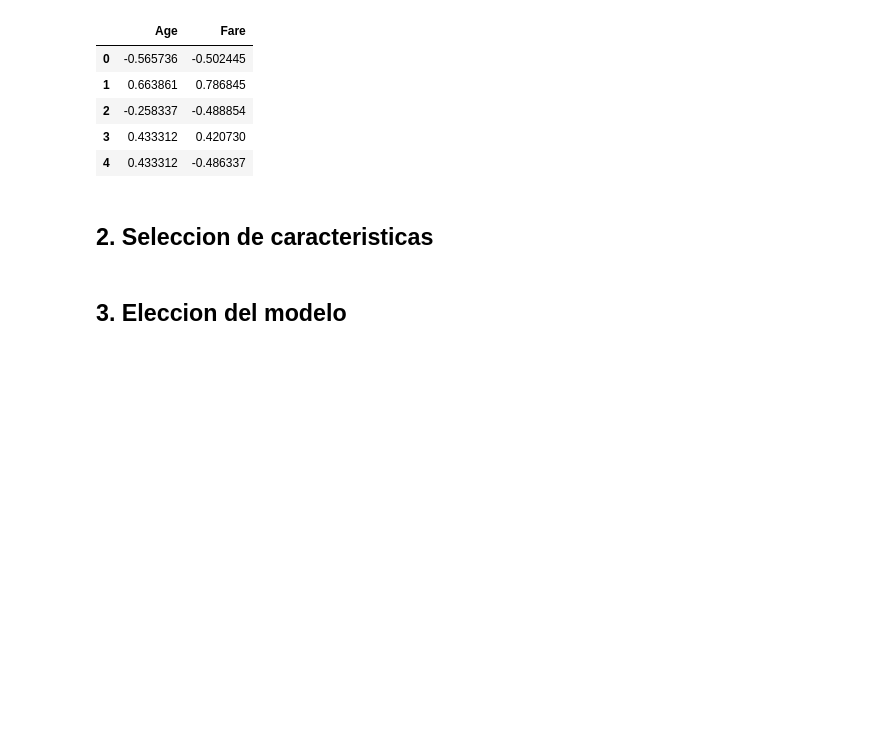
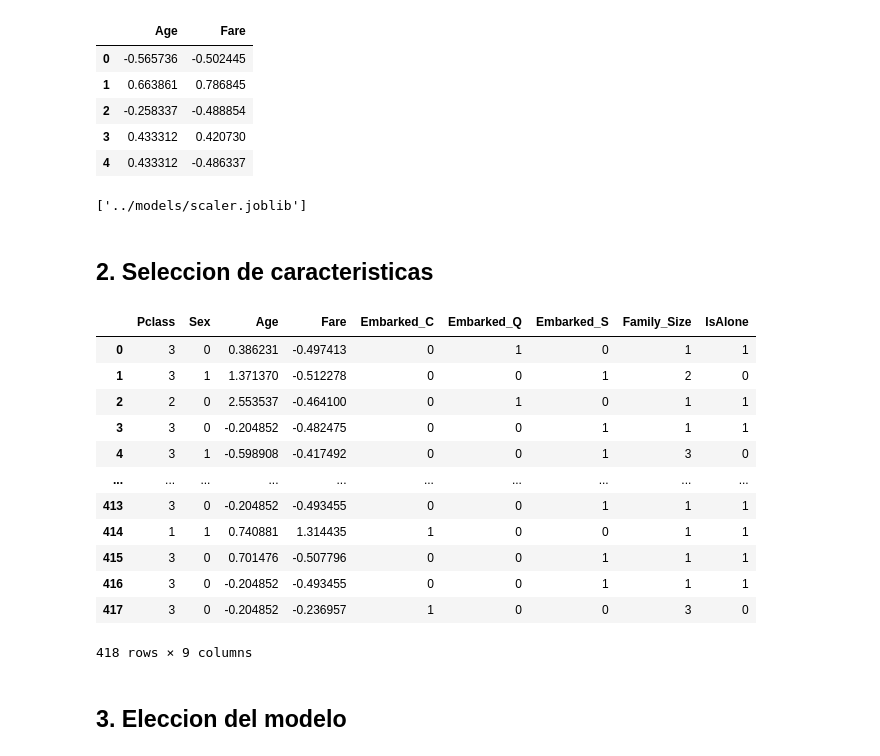
Before and after one commit to JorgeHdzRiv/TitanicProjectCienciaDatos, a Jupyter notebook: notebook/Modelado_Predictivo.ipynb, the cells around one changed output. Cells and saved outputs as stored; diff of their text form; code cells hidden in the pictures; blank space fills up the shorter version.

Commit message:
Cambio modelo

```diff
--- a/notebook/Modelado_Predictivo.ipynb
+++ b/notebook/Modelado_Predictivo.ipynb
@@ -114,6 +114,12 @@ train_df[['Age','Fare']].head()
 | 2 | -0.258337 | -0.488854 |
 | 3 | 0.433312 | 0.420730 |
 | 4 | 0.433312 | -0.486337 |
+# %%
+# Guardar escalador
+import joblib
+joblib.dump(scaler, '../models/scaler.joblib')
+# %% [output]
+['../models/scaler.joblib']
 # %% [markdown]
 ## 2. Seleccion de caracteristicas
 # %%
@@ -121,6 +127,22 @@ X_train = train_df.drop(['Survived'],axis=1)
 y_train = train_df['Survived']
 # %%
 X_test = test_df.copy()
+# %%
+X_test
+# %% [output]
+|  | Pclass | Sex | Age | Fare | Embarked_C | Embarked_Q | Embarked_S | Family_Size | IsAlone |
+| 0 | 3 | 0 | 0.386231 | -0.497413 | 0 | 1 | 0 | 1 | 1 |
+| 1 | 3 | 1 | 1.371370 | -0.512278 | 0 | 0 | 1 | 2 | 0 |
+| 2 | 2 | 0 | 2.553537 | -0.464100 | 0 | 1 | 0 | 1 | 1 |
+| 3 | 3 | 0 | -0.204852 | -0.482475 | 0 | 0 | 1 | 1 | 1 |
+| 4 | 3 | 1 | -0.598908 | -0.417492 | 0 | 0 | 1 | 3 | 0 |
+| ... | ... | ... | ... | ... | ... | ... | ... | ... | ... |
+| 413 | 3 | 0 | -0.204852 | -0.493455 | 0 | 0 | 1 | 1 | 1 |
+| 414 | 1 | 1 | 0.740881 | 1.314435 | 1 | 0 | 0 | 1 | 1 |
+| 415 | 3 | 0 | 0.701476 | -0.507796 | 0 | 0 | 1 | 1 | 1 |
+| 416 | 3 | 0 | -0.204852 | -0.493455 | 0 | 0 | 1 | 1 | 1 |
+| 417 | 3 | 0 | -0.204852 | -0.236957 | 1 | 0 | 0 | 3 | 0 |
+418 rows × 9 columns
 # %%
 # Dividir los datos en conjuntos de entrenamiento y validación
 X_train_split, X_val_split, y_train_split, y_val_split = train_test_split(X_train, y_train, test_size=0.2, random_state=42)
```
Also changed, not shown: parts of 2 cells of this notebook, 3 other files.
